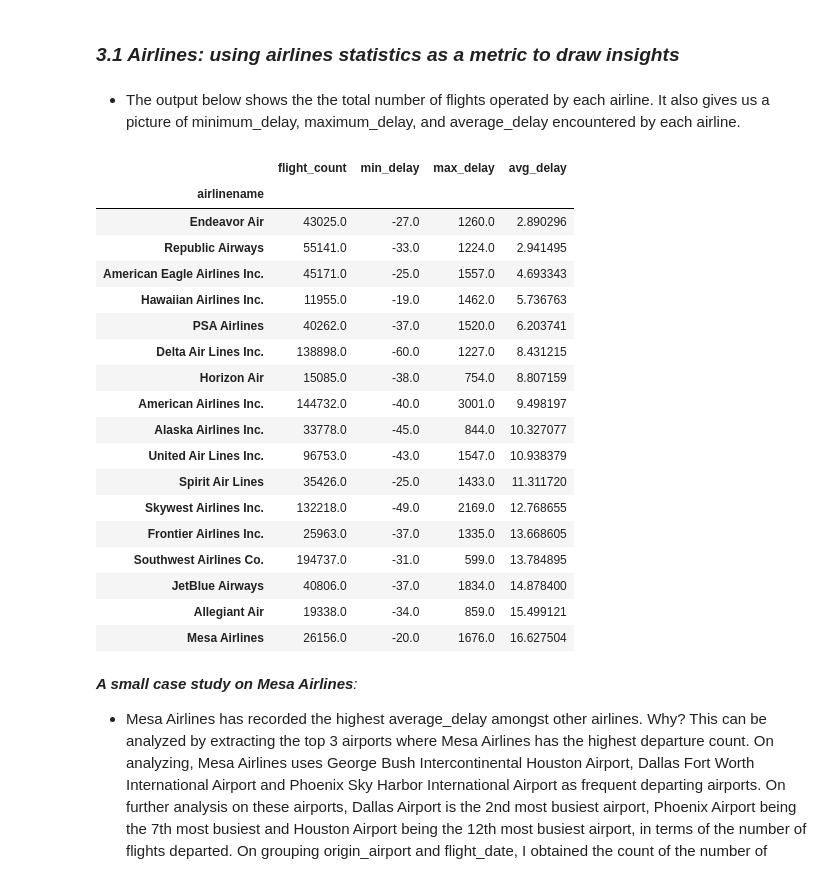
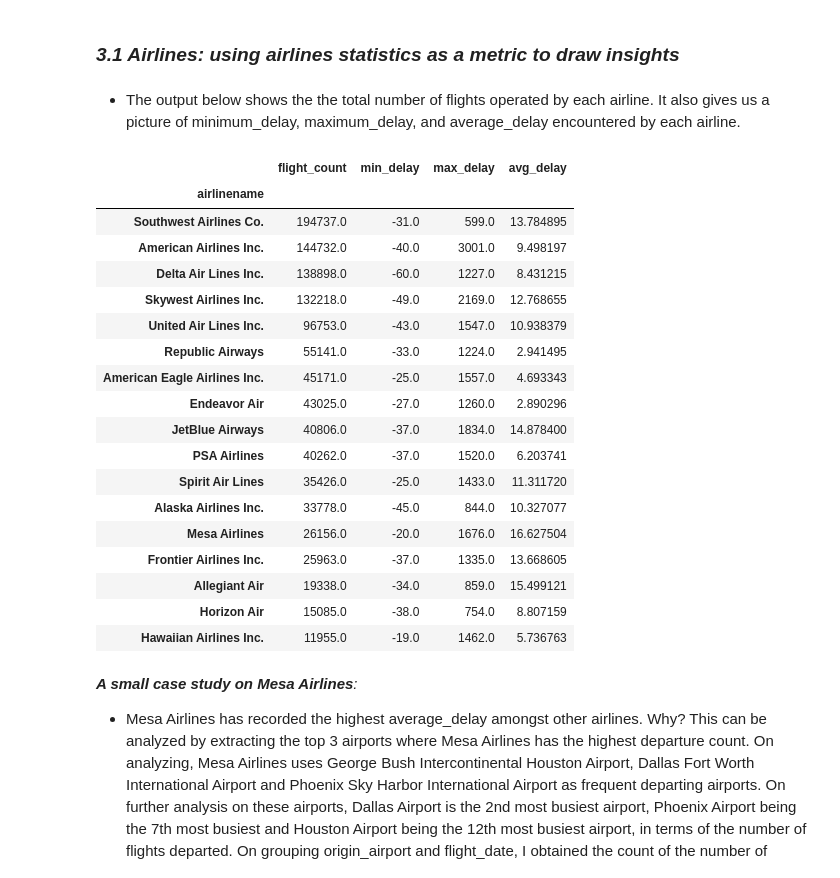
Before and after one commit to Ramachandranmu/Flight_Data, a Jupyter notebook: Flight_Data_Analysis.ipynb, the cells around one changed output. Saved outputs shown, nothing was run; the diff lists cells and outputs as text; code cells hidden in the pictures.

```diff
--- a/Flight_Data_Analysis.ipynb
+++ b/Flight_Data_Analysis.ipynb
@@ -202,6 +202,6 @@ df_flights['arrtime'] = df_flights['arrtime'].apply(format_time)
 # %%
-# Intializing a constant to remove columns that have a higher percentage of null values
-NULL_THRESHOLD = 90
+# Intializing a constant to remove columns that have a higher percentage (>99%) of null values
+NULL_THRESHOLD = 99
 flight_null_series = (df_flights.isnull().sum() / len(df_flights)) * 100
 flight_null_series = pd.Series(flight_null_series).where(lambda x: x > NULL_THRESHOLD).dropna()
 flight_null_series.index
@@ -237,43 +237,46 @@ df_flights.arrdelay = df_flights.arrdelay.fillna(0)
 # %%
-columns_to_remove = ['tail_number', 'origincitymarketid', 'originairportseqid', 'originstatefips', 'originwac',
+columns_to_remove = [ 'dayofmonth','tail_number', 'origincitymarketid', 'originairportseqid', 'originstatefips', 'originwac',
                        'destairportseqid', 'destcitymarketid', 'deststatefips', 'destwac', 'depdelayminutes',
-                       'departuredelaygroups', 'deptimeblk', 'taxiout', 'wheelsoff', 'wheelson', 'taxiin',
-                       'arrdelayminutes', 'arrivaldelaygroups', 'arrtimeblk']
+                       'departuredelaygroups', 'taxiout', 'wheelsoff', 'wheelson', 'taxiin',
+                       'arrdelayminutes', 'arrivaldelaygroups', 'dot_id_reporting_airline', 'iata_code_reporting_airline',
+                       'flight_number_reporting_airline', 'originairportid', 'origincityname',
+                       'destairportid', 'destcityname', 'airtime', 'flights', 'carrierdelay', 'weatherdelay', 'nasdelay',
+                       'securitydelay', 'lateaircraftdelay']
 df_flights.drop(columns_to_remove, axis = 1, inplace = True)
 # %% [markdown]
 ## Phase 3: Exploratory Analysis
 # %% [markdown]
 ### *3.1 Airlines: using airlines statistics as a metric to draw insights*
-# %% [markdown]
-* The output below shows the the total number of flights operated by each airline. It also gives us a picture of minimum_delay, maximum_delay, and average_delay encountered by each airline.
+# %% [markdown]
+* The output below shows the the total number of flights operated by each airline. It also gives us a picture of minimum_delay, maximum_delay, and average_delay encountered by each airline.
 # %%
 #function get_details accepts a groupby object and returns a dictionary with the details of each airline
 def get_details(group):
     return {'flight_count': group.count(), 'min_delay': group.min(), 'max_delay': group.max(), 'avg_delay': group.mean()}
 
 grouped_departure_delay_by_airline = df_flights['depdelay'].groupby(df_flights['airlinename'])
 df_airline_stats = grouped_departure_delay_by_airline.apply(get_details).unstack()
-df_airline_stats.sort_values('avg_delay')
+df_airline_stats.sort_values('flight_count',ascending=False)
 # %% [output]
 |  | flight_count | min_delay | max_delay | avg_delay |
 | airlinename |  |  |  |  |
-| Endeavor Air | 43025.0 | -27.0 | 1260.0 | 2.890296 |
+| Southwest Airlines Co. | 194737.0 | -31.0 | 599.0 | 13.784895 |
+| American Airlines Inc. | 144732.0 | -40.0 | 3001.0 | 9.498197 |
+| Delta Air Lines Inc. | 138898.0 | -60.0 | 1227.0 | 8.431215 |
+| Skywest Airlines Inc. | 132218.0 | -49.0 | 2169.0 | 12.768655 |
+| United Air Lines Inc. | 96753.0 | -43.0 | 1547.0 | 10.938379 |
 | Republic Airways | 55141.0 | -33.0 | 1224.0 | 2.941495 |
 | American Eagle Airlines Inc. | 45171.0 | -25.0 | 1557.0 | 4.693343 |
+| Endeavor Air | 43025.0 | -27.0 | 1260.0 | 2.890296 |
+| JetBlue Airways | 40806.0 | -37.0 | 1834.0 | 14.878400 |
+| PSA Airlines | 40262.0 | -37.0 | 1520.0 | 6.203741 |
+| Spirit Air Lines | 35426.0 | -25.0 | 1433.0 | 11.311720 |
+| Alaska Airlines Inc. | 33778.0 | -45.0 | 844.0 | 10.327077 |
+| Mesa Airlines | 26156.0 | -20.0 | 1676.0 | 16.627504 |
+| Frontier Airlines Inc. | 25963.0 | -37.0 | 1335.0 | 13.668605 |
+| Allegiant Air | 19338.0 | -34.0 | 859.0 | 15.499121 |
+| Horizon Air | 15085.0 | -38.0 | 754.0 | 8.807159 |
 | Hawaiian Airlines Inc. | 11955.0 | -19.0 | 1462.0 | 5.736763 |
-| PSA Airlines | 40262.0 | -37.0 | 1520.0 | 6.203741 |
-| Delta Air Lines Inc. | 138898.0 | -60.0 | 1227.0 | 8.431215 |
-| Horizon Air | 15085.0 | -38.0 | 754.0 | 8.807159 |
-| American Airlines Inc. | 144732.0 | -40.0 | 3001.0 | 9.498197 |
-| Alaska Airlines Inc. | 33778.0 | -45.0 | 844.0 | 10.327077 |
-| United Air Lines Inc. | 96753.0 | -43.0 | 1547.0 | 10.938379 |
-| Spirit Air Lines | 35426.0 | -25.0 | 1433.0 | 11.311720 |
-| Skywest Airlines Inc. | 132218.0 | -49.0 | 2169.0 | 12.768655 |
-| Frontier Airlines Inc. | 25963.0 | -37.0 | 1335.0 | 13.668605 |
-| Southwest Airlines Co. | 194737.0 | -31.0 | 599.0 | 13.784895 |
-| JetBlue Airways | 40806.0 | -37.0 | 1834.0 | 14.878400 |
-| Allegiant Air | 19338.0 | -34.0 | 859.0 | 15.499121 |
-| Mesa Airlines | 26156.0 | -20.0 | 1676.0 | 16.627504 |
 # %% [markdown]
 *__A small case study on Mesa Airlines__:*
 * Mesa Airlines has recorded the highest average_delay amongst other airlines. Why? This can be analyzed by extracting the top 3 airports where Mesa Airlines has the highest departure count. On analyzing, Mesa Airlines uses George Bush Intercontinental Houston Airport, Dallas Fort Worth International Airport and Phoenix Sky Harbor International Airport as frequent departing airports. On further analysis on these airports, Dallas Airport is the 2nd most busiest airport, Phoenix Airport being the 7th most busiest and Houston Airport being the 12th most busiest airport, in terms of the number of flights departed. On grouping origin_airport and flight_date, I obtained the count of the number of flights departing from each airport on a given day. By applying the mean function gives us the average number of flights departing from each airport. This procedure can be used as a metric to find the busiest airports.
```
Also changed, not shown: parts of 66 cells of this notebook.
